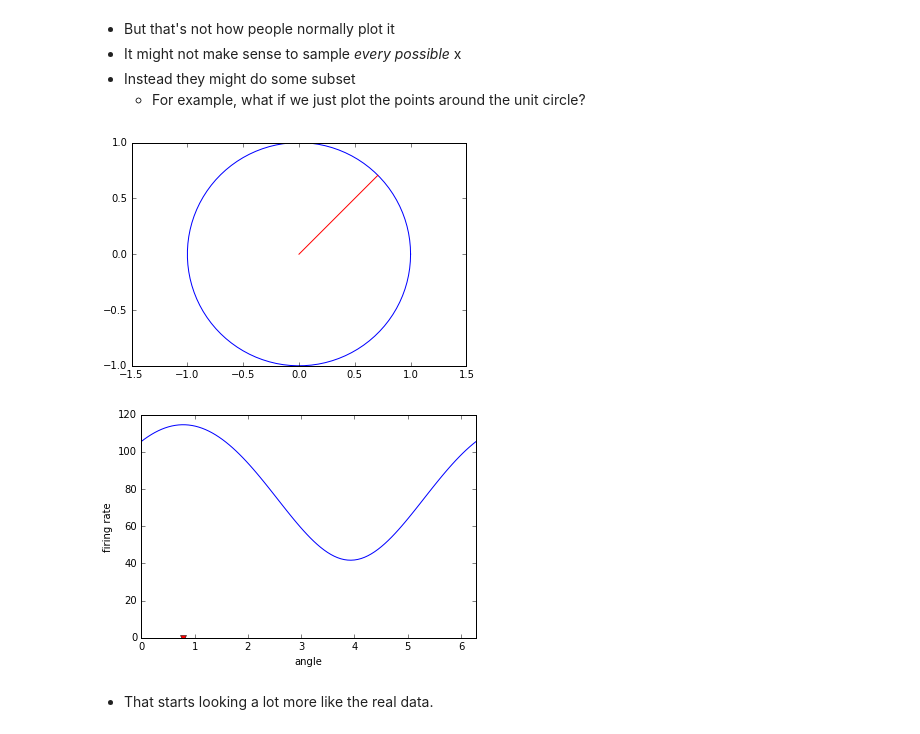
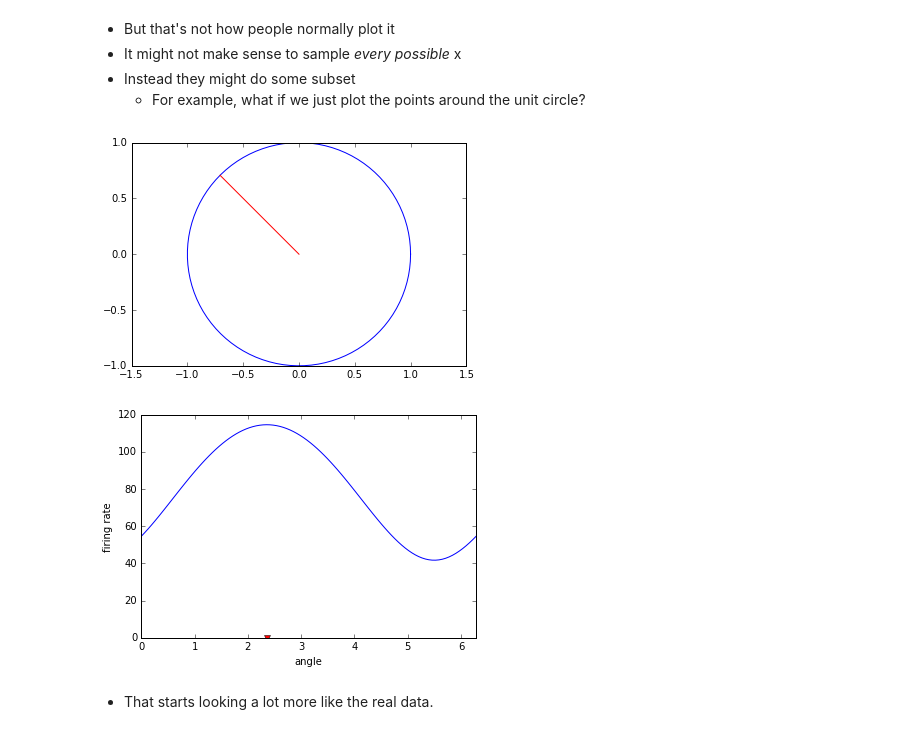
Before and after one commit to celiasmith/syde556, a Jupyter notebook: SYDE 556 Lecture 2 Representation.ipynb, the cells around one changed output. Saved outputs shown, nothing was run; the diff lists cells and outputs as text; code cells hidden in the pictures.

```diff
--- a/SYDE 556 Lecture 2 Representation.ipynb
+++ b/SYDE 556 Lecture 2 Representation.ipynb
@@ -279,31 +279,31 @@ p = ax.plot_surface(X, Y, n.rates((X*e[0]+Y*e[1]), gain=1, bias=1.5),
 # %%
 import nengo
 import numpy
 
 n = nengo.neurons.LIFRate()
 
 theta = numpy.linspace(0, 2*numpy.pi, 100)
 x = numpy.array([numpy.cos(theta), numpy.sin(theta)])
 plot(x[0],x[1])
 axis('equal')
 
-e = numpy.array([1.0, 1.0])
+e = numpy.array([-1.0, 1.0])
 e = e/numpy.linalg.norm(e)
 
 plot([0,e[0]], [0,e[1]],'r')
 
 gain = 1
 bias = 2.5
 
 figure()
 plot(theta, n.rates(numpy.dot(x.T, e), gain=gain, bias=bias))
 plot([numpy.arctan2(e[1],e[0])],0,'rv')
 xlabel('angle')
 ylabel('firing rate')
 xlim(0, 2*numpy.pi);
 # %% [output]
-[figure, old version]
+[figure, new version]
-[figure, old version]
+[figure, new version]
 # %% [markdown]
 - That starts looking a lot more like the real data.
 # %% [markdown]
```
Also changed, not shown: parts of 3 cells of this notebook, 9 other files.
